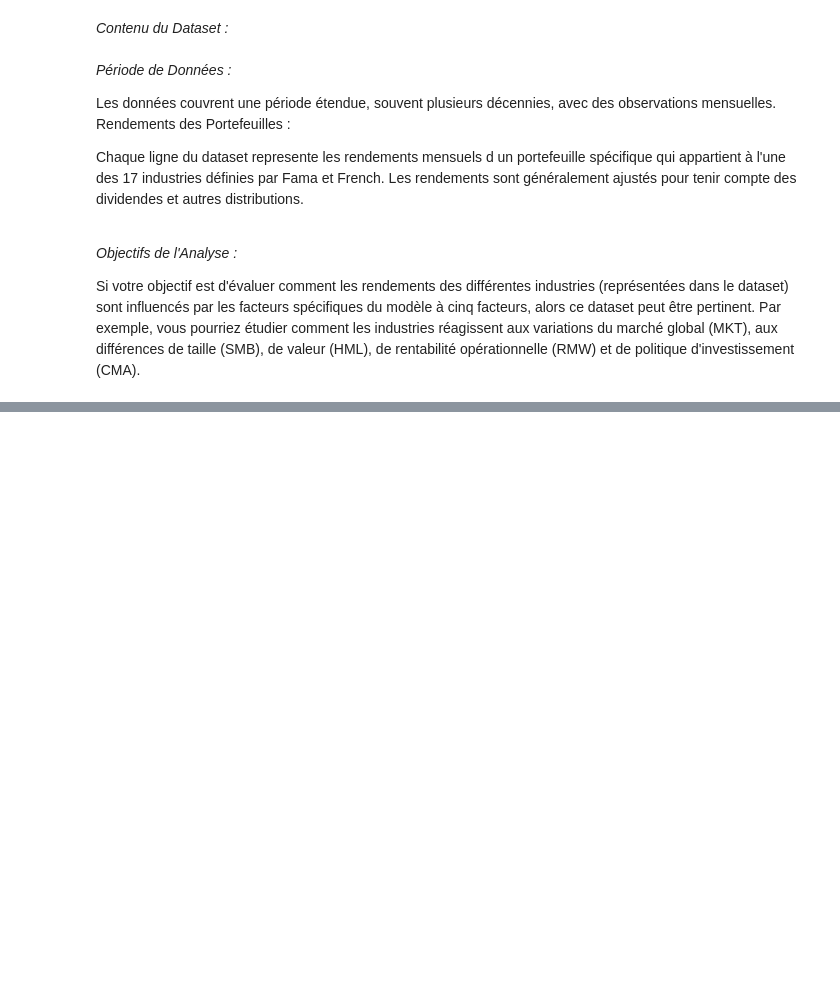
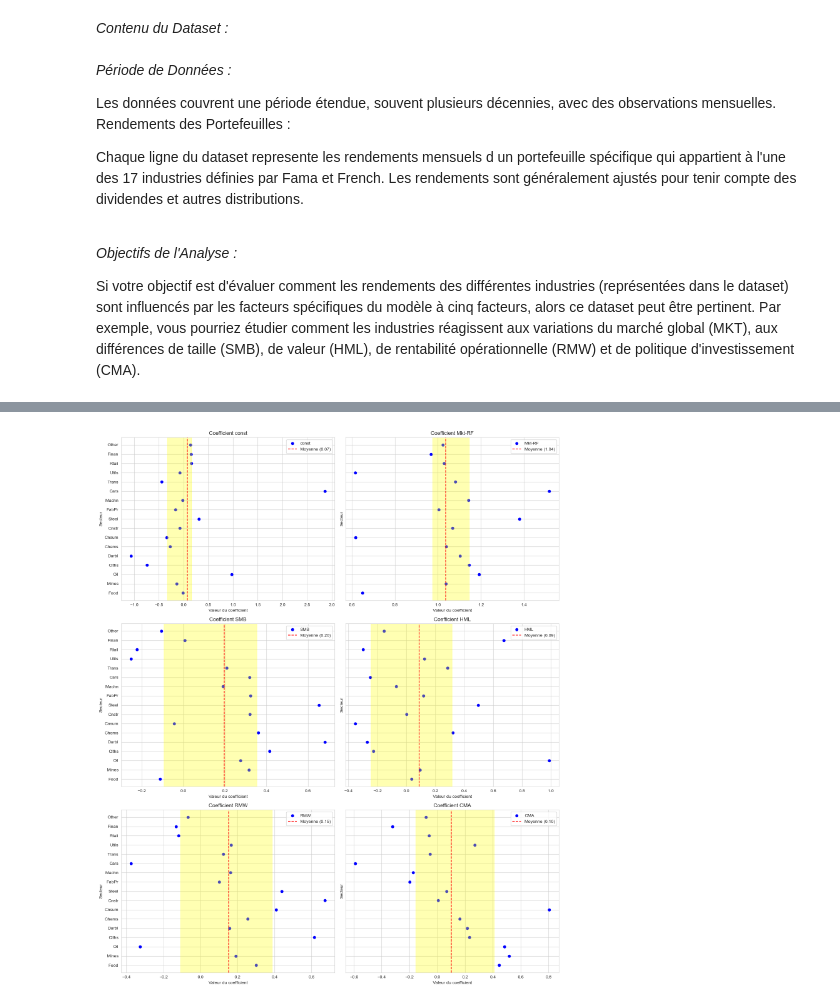
Before and after one commit to viennetcesar/trading_code, a Jupyter notebook: Méthode Fama-Macbeth.ipynb, the cells around one changed output, grey strips where cells are left out. Saved outputs shown, nothing was run; the diff lists cells and outputs as text; code cells hidden in the pictures; blank space fills up the shorter version.

```diff
--- a/Méthode Fama-Macbeth.ipynb
+++ b/Méthode Fama-Macbeth.ipynb
@@ -313,0 +560,43 @@ famafrench_portefeuilles_data.head()
+# %%
+import matplotlib.pyplot as plt
+
+# Création de la figure et des sous-graphiques sur 3 lignes et 2 colonnes
+fig, axs = plt.subplots(3, 2, figsize=(15, 18), sharey=True)
+
+# Liste des coefficients à ploter
+coefficients = ['const', 'Mkt-RF', 'SMB', 'HML', 'RMW', 'CMA']
+
+# Boucle sur chaque coefficient pour ploter un graphique
+for i, coeff in enumerate(coefficients):
+    row = i // 2  # Calcul de la ligne (0, 1 ou 2)
+    col = i % 2   # Calcul de la colonne (0 ou 1)
+
+    ax = axs[row, col]
+    ax.scatter(dataFrameBetas[coeff], dataFrameBetas.index, color='blue', label=coeff)
+    ax.set_title(f'Coefficient {coeff}')
+    ax.set_xlabel('Valeur du coefficient')
+    ax.set_ylabel('Secteur')
+    ax.grid(True)
+
+    # Calcul de la moyenne
+    mean_value = dataFrameBetas[coeff].mean()
+
+    # Plot vertical de la moyenne
+    ax.axvline(mean_value, color='red', linestyle='--', label=f'Moyenne ({mean_value:.2f})')
+
+    # Calcul des percentiles
+    p20 = dataFrameBetas[coeff].quantile(0.2)
+    p80 = dataFrameBetas[coeff].quantile(0.8)
+
+    # Coloration de la zone entre les 5e et 95e percentiles
+    ax.axvspan(p20, p80, color='yellow', alpha=0.3)
+
+    ax.legend()  # Ajout de la légende au graphique
+
+# Ajustement automatique des espacements entre les sous-graphiques
+plt.tight_layout()
+
+# Affichage de la figure avec tous les sous-graphiques
+plt.show()
+# %% [output]
+[figure, added]
```
Also changed, not shown: parts of 18 cells of this notebook.
